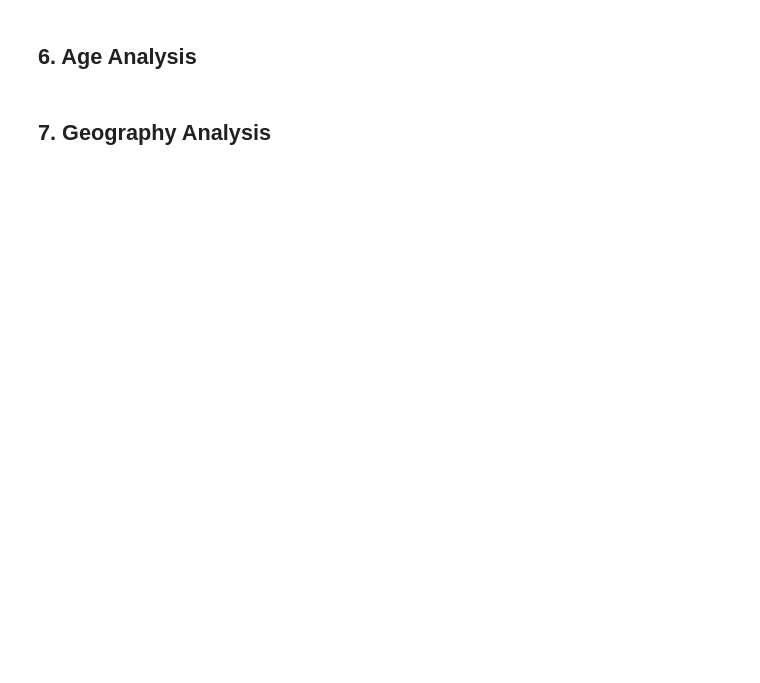
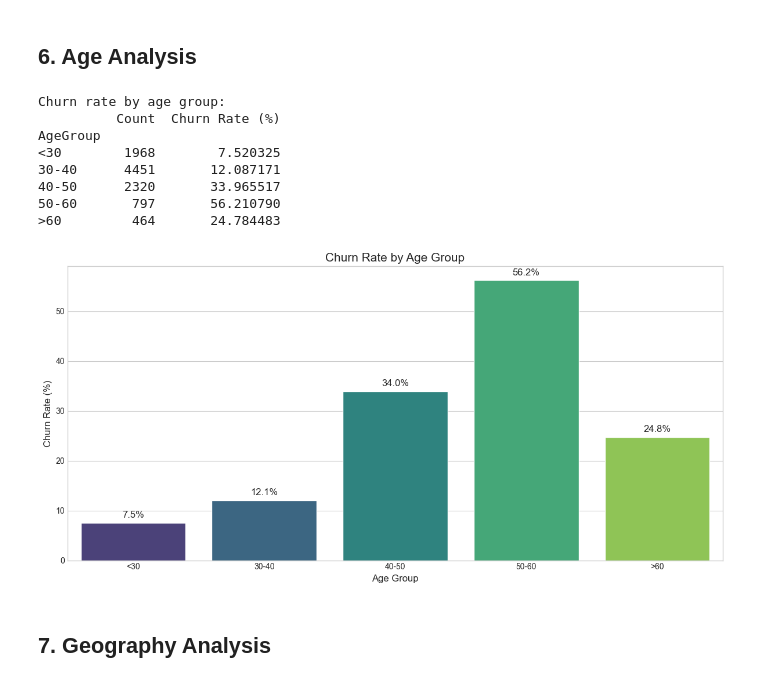
Before and after one commit to SergioDreamer/financial-customer-churn-prediction, a Jupyter notebook: notebooks/02_exploratory_data_analysis.ipynb, the cells around one changed output. Cells and saved outputs as stored; diff of their text form; code cells hidden in the pictures; blank space fills up the shorter version.

```diff
--- a/notebooks/02_exploratory_data_analysis.ipynb
+++ b/notebooks/02_exploratory_data_analysis.ipynb
@@ -219,29 +339,39 @@ for feature in categorical_features:
 # %%
 # Create age groups
 df_cleaned['AgeGroup'] = pd.cut(df_cleaned['Age'], bins=[0, 30, 40, 50, 60, 100], labels=['<30', '30-40', '40-50', '50-60', '>60'])
 
 # Calculate churn rate by age group
-age_group_churn = df_cleaned.groupby('AgeGroup')['Exited'].agg(['count', 'mean'])
+age_group_churn = df_cleaned.groupby('AgeGroup', observed=True)['Exited'].agg(['count', 'mean'])
 age_group_churn['mean'] = age_group_churn['mean'] * 100  # Convert to percentage
 age_group_churn.columns = ['Count', 'Churn Rate (%)']  # Rename columns
 
 print("Churn rate by age group:")
 print(age_group_churn)
 
 # Visualize churn rate by age group
 plt.figure(figsize=(12, 6))
-ax = sns.barplot(x=age_group_churn.index, y='Churn Rate (%)', data=age_group_churn, palette='viridis')
+ax = sns.barplot(x=age_group_churn.index, y='Churn Rate (%)', data=age_group_churn, hue=age_group_churn.index, palette='viridis', legend=False)
 plt.title('Churn Rate by Age Group', fontsize=15)
 plt.xlabel('Age Group', fontsize=12)
 plt.ylabel('Churn Rate (%)', fontsize=12)
 
 # Add value labels
 for i, v in enumerate(age_group_churn['Churn Rate (%)']):
     ax.text(i, v + 1, f"{v:.1f}%", ha='center', fontsize=12)
 
 plt.tight_layout()
 plt.savefig('../docs/plots/churn_by_age_group.png', dpi=300, bbox_inches='tight')
 plt.show()
+# %% [output]
+Churn rate by age group:
+          Count  Churn Rate (%)
+AgeGroup
+<30        1968        7.520325
+30-40      4451       12.087171
+40-50      2320       33.965517
+50-60       797       56.210790
+>60         464       24.784483
+[figure, added]
 # %% [markdown]
 ## 7. Geography Analysis
 # %%
```
Also changed, not shown: parts of 26 cells of this notebook, 6 other files.
